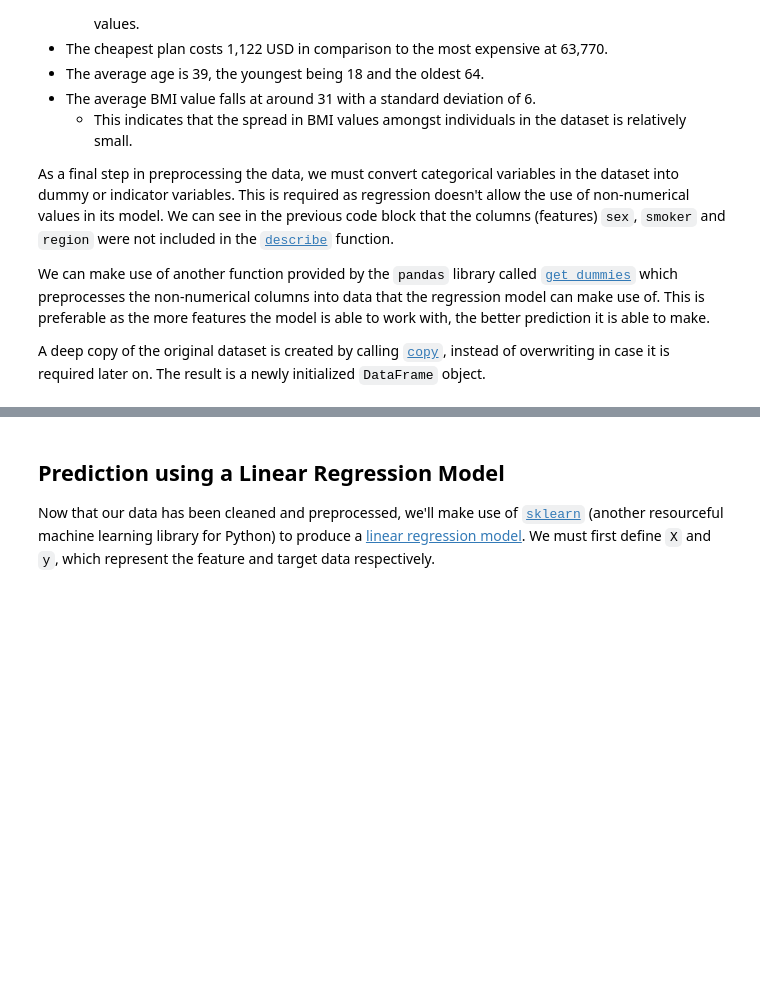
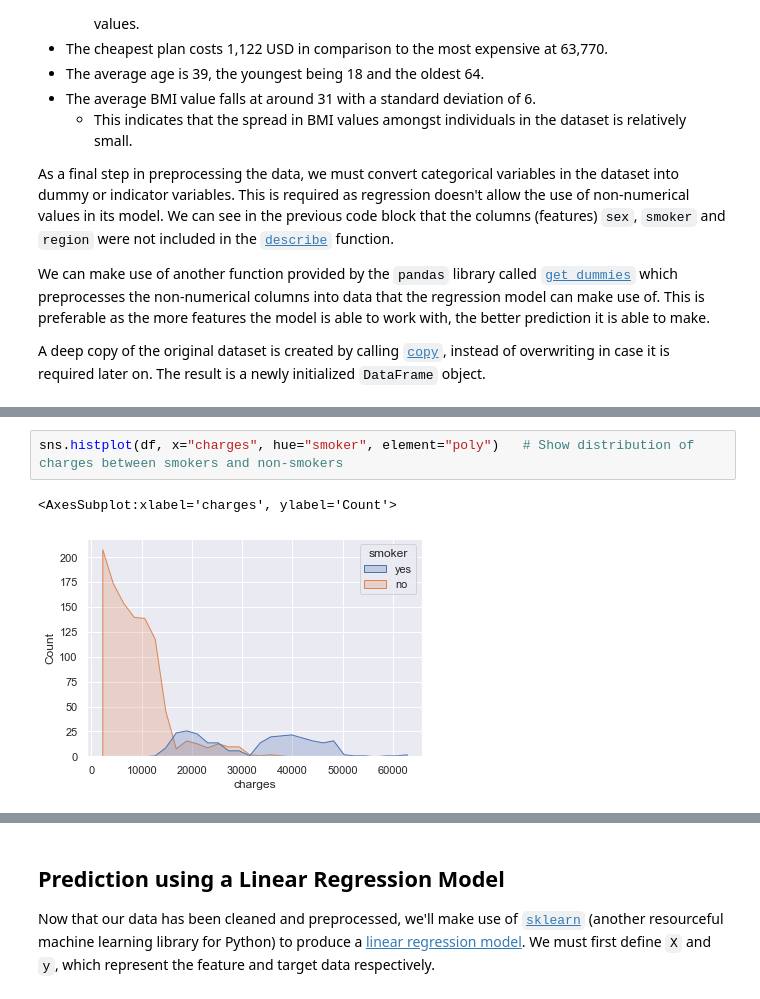
Before and after one commit to m1younis/CoreAI, a Jupyter notebook: src/main.ipynb, the cells around one changed output, grey strips where cells are left out. Cells and saved outputs as stored; diff of their text form; blank space fills up the shorter version.

```diff
--- a/src/main.ipynb
+++ b/src/main.ipynb
@@ -112,0 +137,5 @@ df_proc.head()
+# %%
+sns.histplot(df, x="charges", hue="smoker", element="poly")   # Show distribution of charges between smokers and non-smokers
+# %% [output]
+<AxesSubplot:xlabel='charges', ylabel='Count'>
+[figure, added]
```
Also changed, not shown: parts of 12 cells of this notebook.
